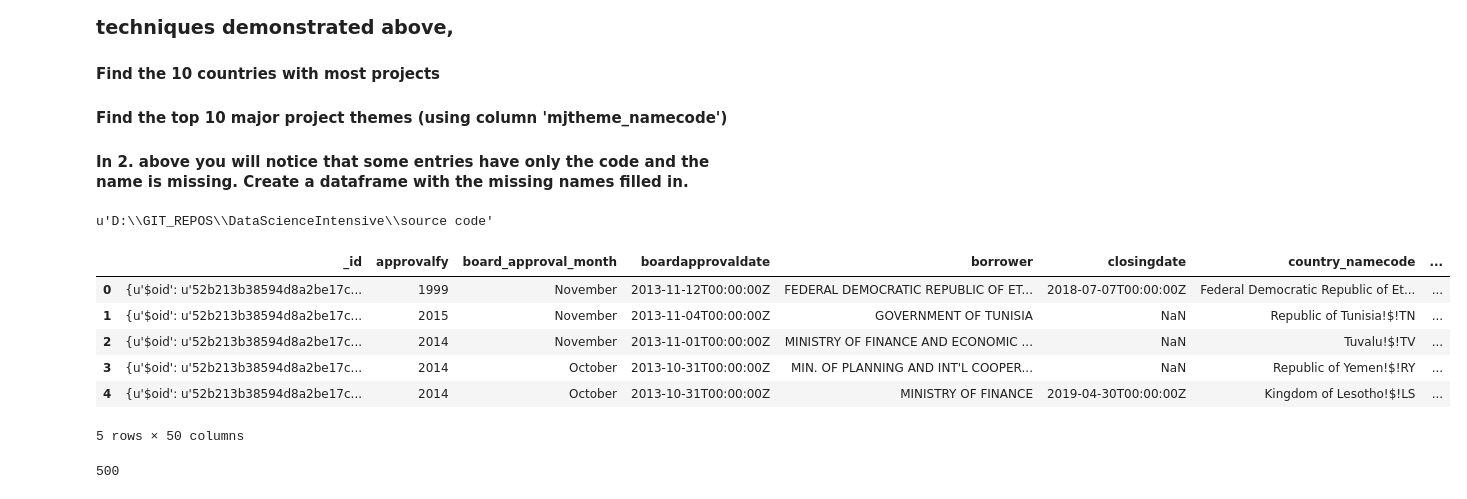
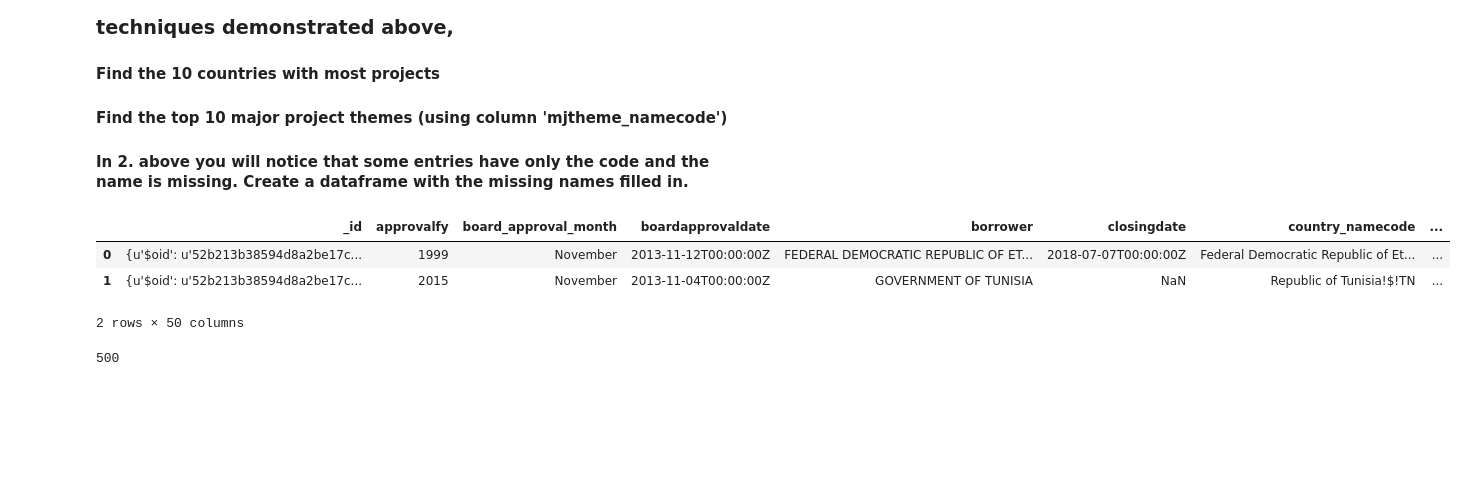
Before and after one commit to snimkar0924/DataScienceIntensive, a Jupyter notebook: source code/data wrangling .ipynb, the cells around one changed output. Saved outputs shown, nothing was run; the diff lists cells and outputs as text; code cells hidden in the pictures; blank space fills up the shorter version.

```diff
--- a/source code/data wrangling .ipynb
+++ b/source code/data wrangling .ipynb
@@ -47,22 +47,15 @@ json_normalize(data, 'counties', ['state', 'shortname', ['info', 'governor']])
 #### Find the 10 countries with most projects
 #### Find the top 10 major project themes (using column 'mjtheme_namecode')
 #### In 2. above you will notice that some entries have only the code and the name is missing. Create a dataframe with the missing names filled in.
-# %%
-pwd
-# %% [output]
-u'D:\\GIT_REPOS\\DataScienceIntensive\\source code'
 # %%
 wb_json = pd.read_json('./data/data_wrangling_json/data/world_bank_projects.json')
 # %%
-wb_json.head()
+wb_json.head(2)
 # %% [output]
 |  | _id | approvalfy | board_approval_month | boardapprovaldate | borrower | closingdate | country_namecode | ... |
 | 0 | {u'$oid': u'52b213b38594d8a2be17c... | 1999 | November | 2013-11-12T00:00:00Z | FEDERAL DEMOCRATIC REPUBLIC OF ET... | 2018-07-07T00:00:00Z | Federal Democratic Republic of Et... | ... |
 | 1 | {u'$oid': u'52b213b38594d8a2be17c... | 2015 | November | 2013-11-04T00:00:00Z | GOVERNMENT OF TUNISIA | NaN | Republic of Tunisia!$!TN | ... |
-| 2 | {u'$oid': u'52b213b38594d8a2be17c... | 2014 | November | 2013-11-01T00:00:00Z | MINISTRY OF FINANCE AND ECONOMIC ... | NaN | Tuvalu!$!TV | ... |
-| 3 | {u'$oid': u'52b213b38594d8a2be17c... | 2014 | October | 2013-10-31T00:00:00Z | MIN. OF PLANNING AND INT'L COOPER... | NaN | Republic of Yemen!$!RY | ... |
-| 4 | {u'$oid': u'52b213b38594d8a2be17c... | 2014 | October | 2013-10-31T00:00:00Z | MINISTRY OF FINANCE | 2019-04-30T00:00:00Z | Kingdom of Lesotho!$!LS | ... |
-5 rows × 50 columns
+2 rows × 50 columns
 # %%
 len(wb_json.index)
 # %% [output]
```
Also changed, not shown: parts of 34 cells of this notebook.
